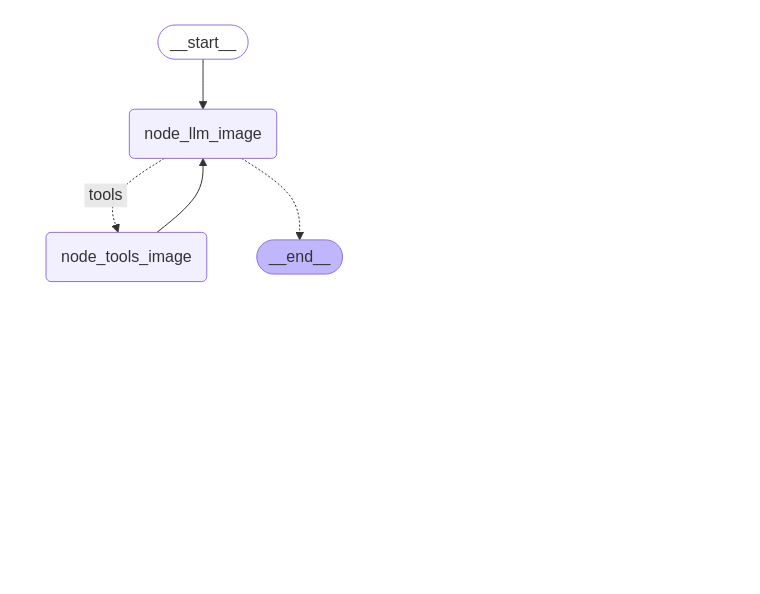
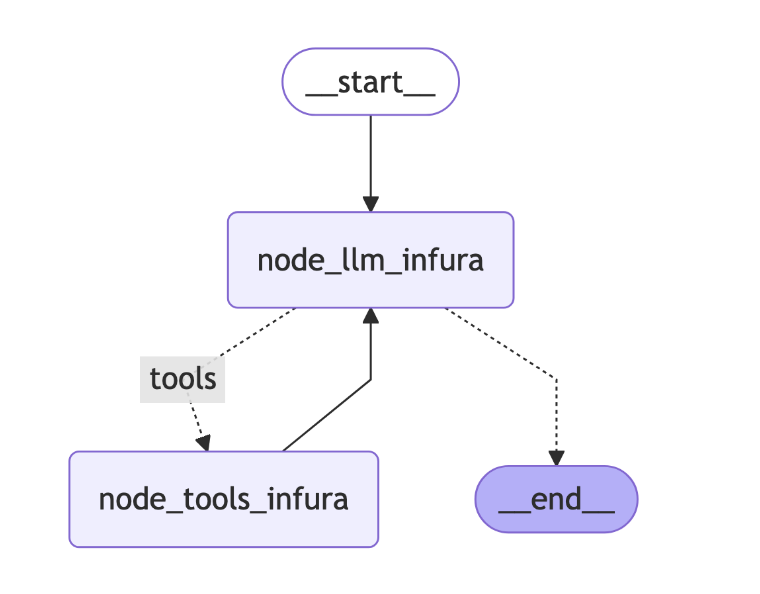
Before and after one commit to holynull/chat-musseai, a Jupyter notebook: musseai-agent/graph.ipynb, the cells around one changed output. Cells and saved outputs as stored; diff of their text form; code cells hidden in the pictures; blank space fills up the shorter version.

```diff
--- a/musseai-agent/graph.ipynb
+++ b/musseai-agent/graph.ipynb
@@ -48,14 +67,14 @@ except Exception:
 # %%
-from graphs.graph_image import graph
+from graphs.graph_infura import graph
 from IPython.display import Image, display
 
 try:
-    display(Image(graph.get_graph().draw_mermaid_png()))
+    display(Image(graph.get_graph().draw_mermaid_png(draw_method=MermaidDrawMethod.PYPPETEER)))
 except Exception:
     # This requires some extra dependencies and is optional
     pass
 # %% [output]
-[figure, old version]
+[figure, new version]
 # %%
 from graphs.graph_chatbot import graph
 from IPython.display import Image, display
```
Also changed, not shown: parts of 9 cells of this notebook, 4 other files.
